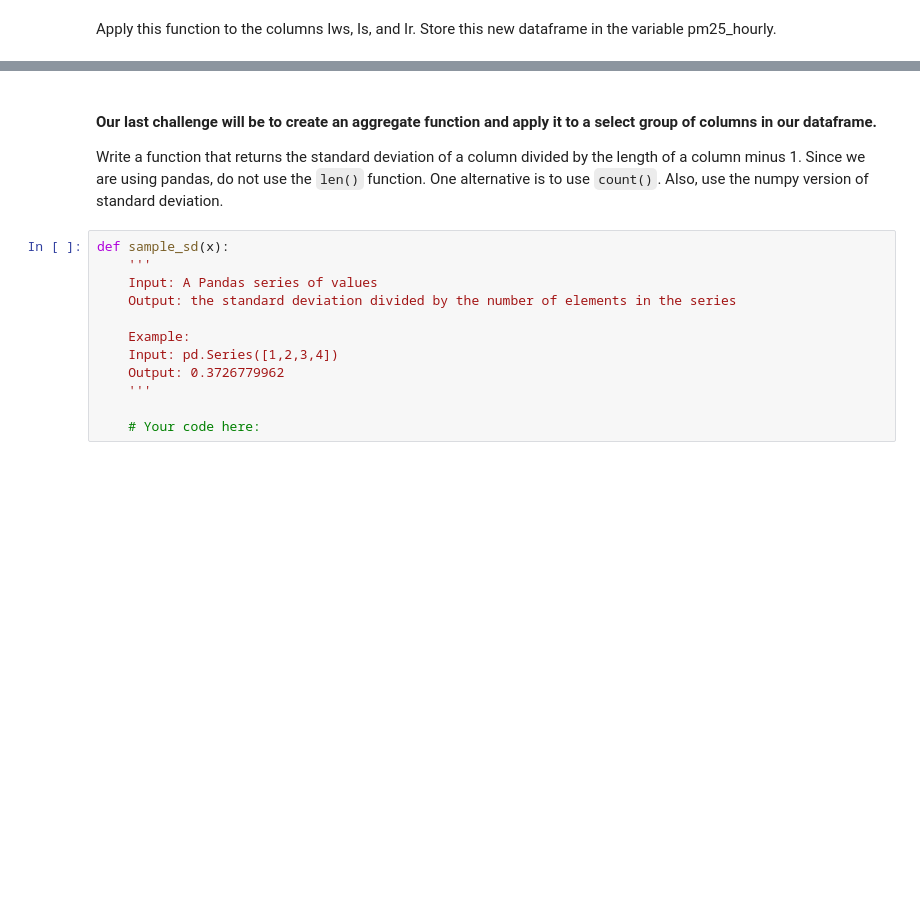
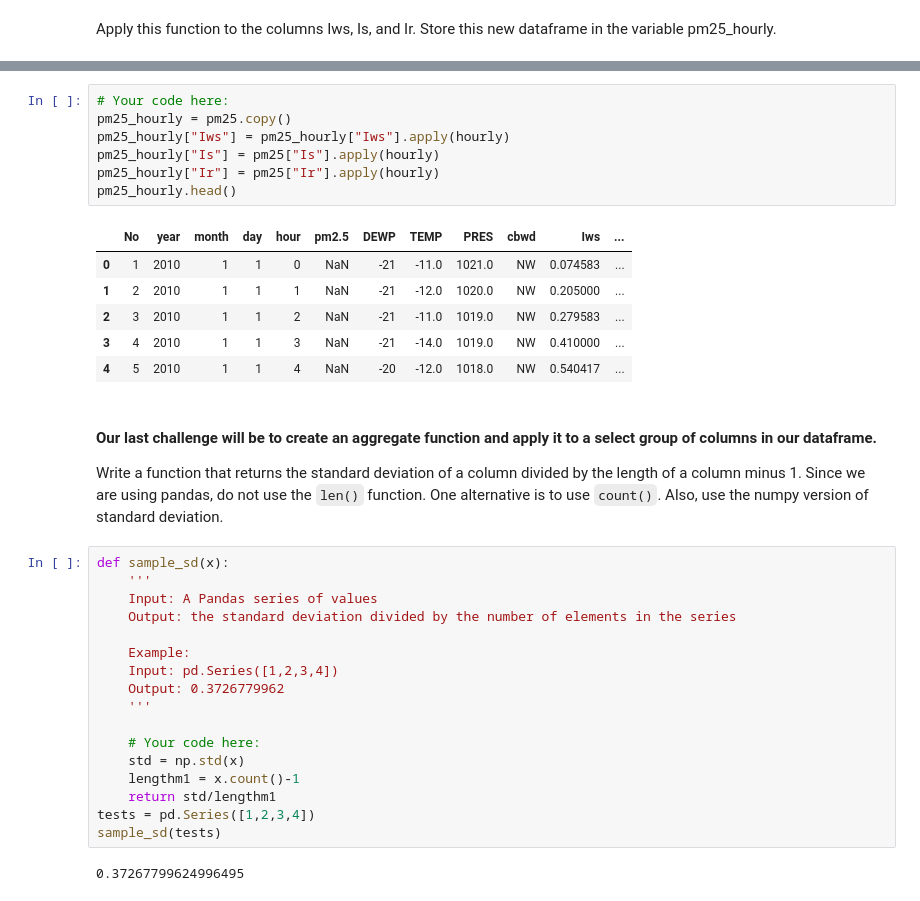
Before and after one commit to ta-data-lis/lab-pandas-deep-dive, a Jupyter notebook: your-code/main.ipynb, the cells around one changed output, grey strips where cells are left out. Cells and saved outputs as stored; diff of their text form; blank space fills up the shorter version.

```diff
--- a/your-code/main.ipynb
+++ b/your-code/main.ipynb
@@ -224,3 +376,17 @@ Apply this function to the columns Iws, Is, and Ir. Store this new dataframe in
+# %%
+# Your code here:
+pm25_hourly = pm25.copy()
+pm25_hourly["Iws"] = pm25_hourly["Iws"].apply(hourly)
+pm25_hourly["Is"] = pm25["Is"].apply(hourly)
+pm25_hourly["Ir"] = pm25["Ir"].apply(hourly)
+pm25_hourly.head()
+# %% [output]
+|  | No | year | month | day | hour | pm2.5 | DEWP | TEMP | PRES | cbwd | Iws | ... |
+| 0 | 1 | 2010 | 1 | 1 | 0 | NaN | -21 | -11.0 | 1021.0 | NW | 0.074583 | ... |
+| 1 | 2 | 2010 | 1 | 1 | 1 | NaN | -21 | -12.0 | 1020.0 | NW | 0.205000 | ... |
+| 2 | 3 | 2010 | 1 | 1 | 2 | NaN | -21 | -11.0 | 1019.0 | NW | 0.279583 | ... |
+| 3 | 4 | 2010 | 1 | 1 | 3 | NaN | -21 | -14.0 | 1019.0 | NW | 0.410000 | ... |
+| 4 | 5 | 2010 | 1 | 1 | 4 | NaN | -20 | -12.0 | 1018.0 | NW | 0.540417 | ... |
 # %% [markdown]
 #### Our last challenge will be to create an aggregate function and apply it to a select group of columns in our dataframe.
 
@@ -237,3 +403,10 @@ def sample_sd(x):
     '''
 
     # Your code here:
+    std = np.std(x)
+    lengthm1 = x.count()-1
+    return std/lengthm1
+tests = pd.Series([1,2,3,4])
+sample_sd(tests)
+# %% [output]
+0.37267799624996495
```
Also changed, not shown: parts of 23 cells of this notebook.
